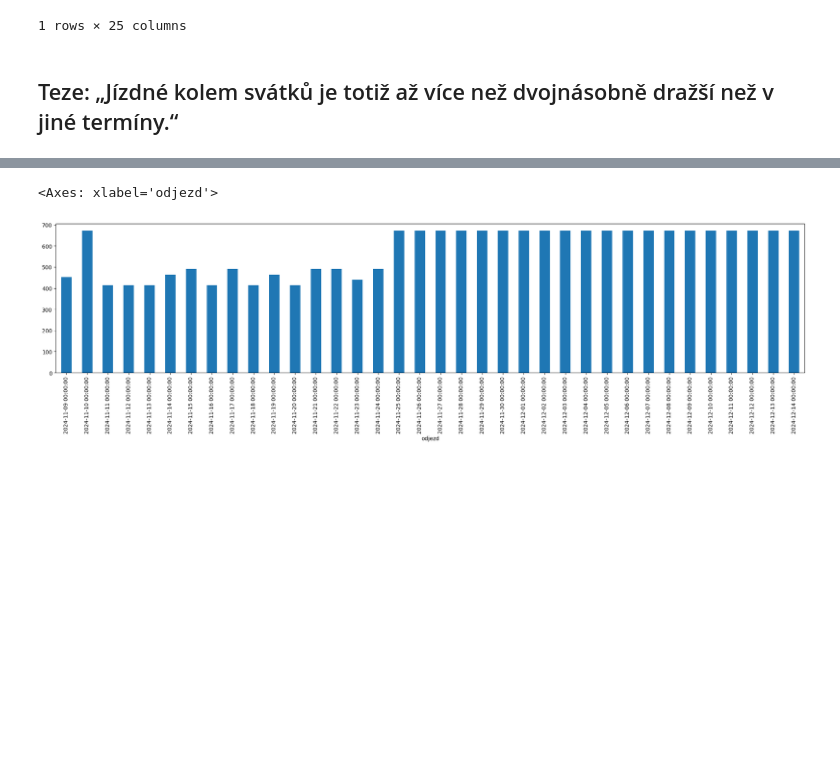
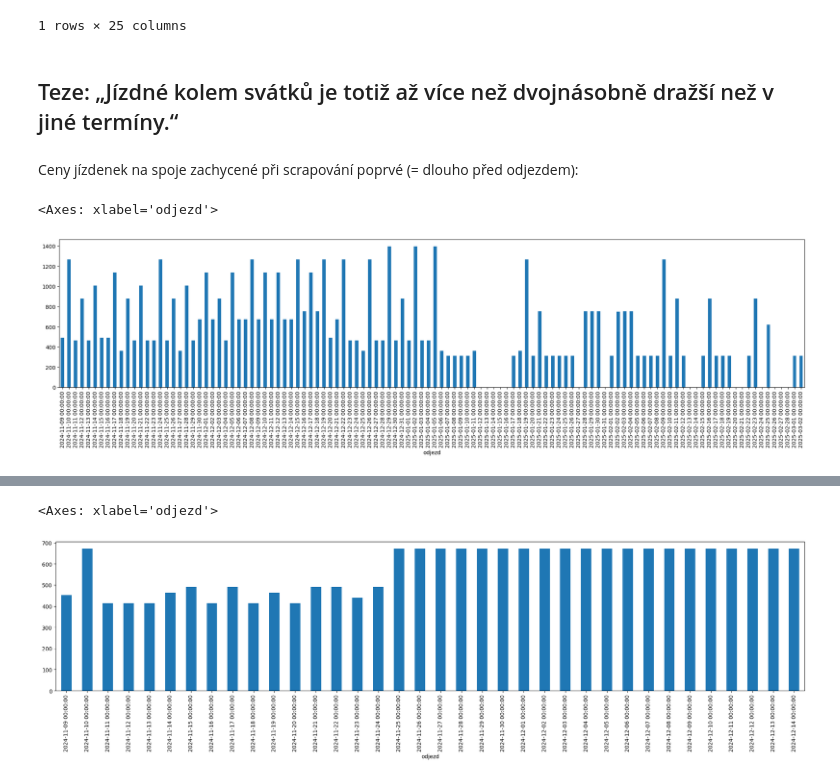
Before and after one commit to DataRozhlas/ceny-jizdenek, a Jupyter notebook: 116_vanocni_drazdany.ipynb, the cells around one changed output, grey strips where cells are left out. Saved outputs shown, nothing was run; the diff lists cells and outputs as text; code cells hidden in the pictures; blank space fills up the shorter version.

```diff
--- a/116_vanocni_drazdany.ipynb
+++ b/116_vanocni_drazdany.ipynb
@@ -6,6 +6,8 @@ import pandas as pd
 df = pd.read_parquet('data/jizdenky.parquet')
 # %%
 df = df[df['kam'].str.contains('Dresd',na=False)]
+# %%
+df_prvni = df.drop_duplicates(subset=['odjezd'], keep='first')
 # %%
 df_posledni = df.drop_duplicates(subset=['odjezd'], keep='last')
 # %%
@@ -16,3 +18,10 @@ df_posledni.sample()
 1 rows × 25 columns
 # %% [markdown]
 ## Teze: „Jízdné kolem svátků je totiž až více než dvojnásobně dražší než v jiné termíny.“
+# %% [markdown]
+Ceny jízdenek na spoje zachycené při scrapování poprvé (= dlouho před odjezdem):
+# %%
+df_prvni.groupby(pd.Grouper(key='odjezd', freq='D'))['cena'].max().plot.bar(figsize=(25,5))
+# %% [output]
+<Axes: xlabel='odjezd'>
+[figure, added]
```
Also changed, not shown: parts of 7 cells of this notebook, 7 other files.
